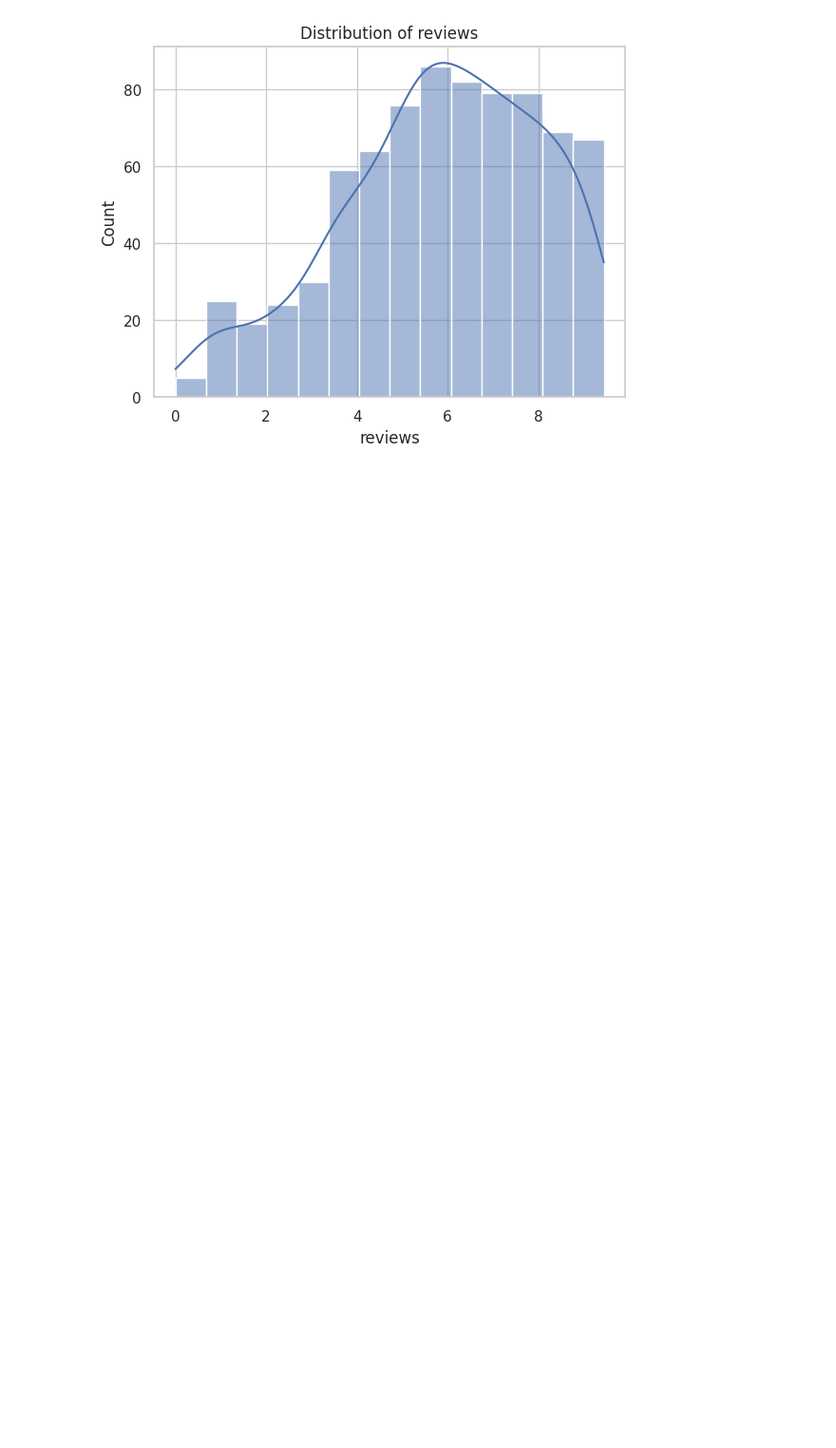
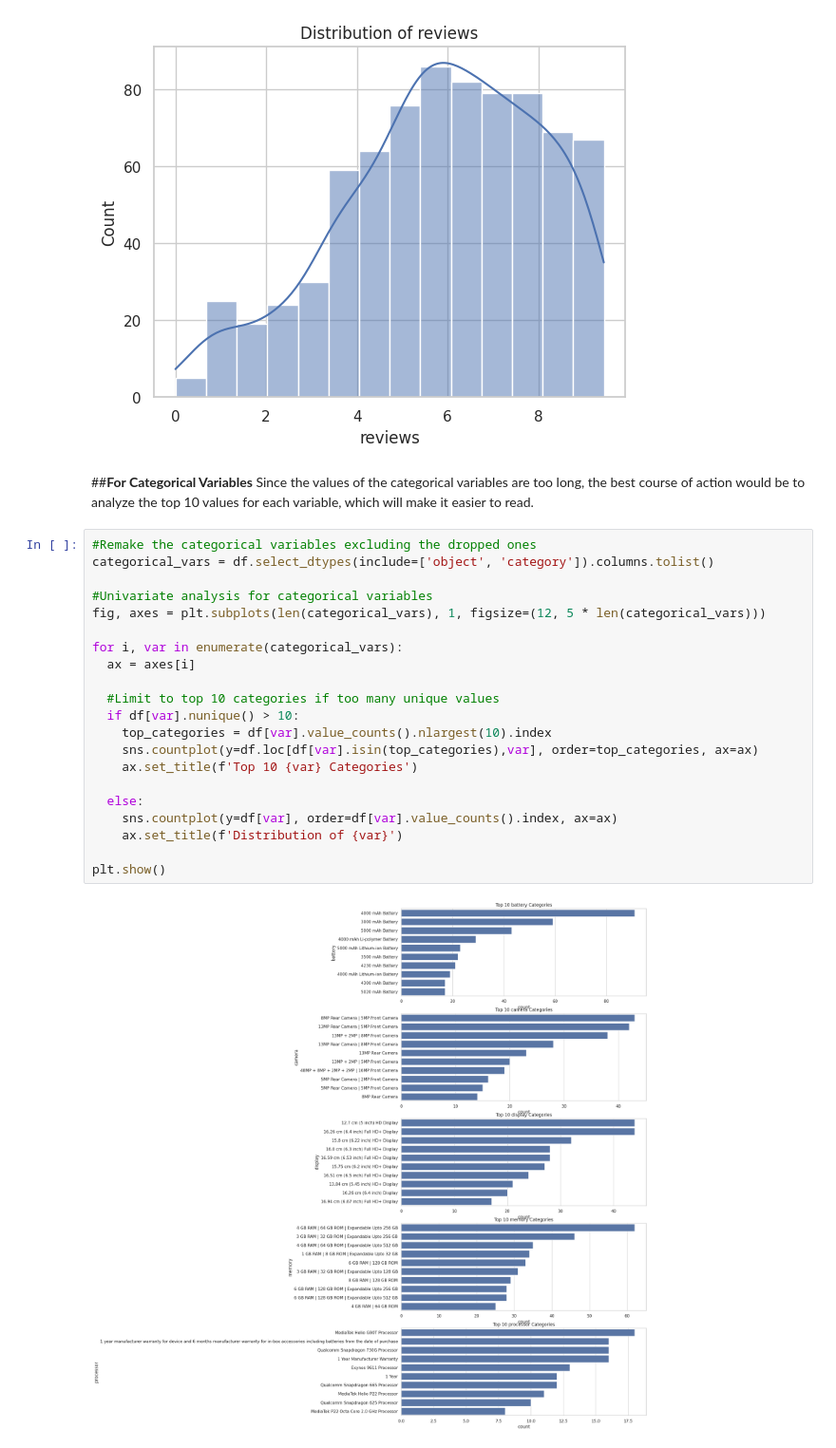
Before and after one commit to StacyChebet/Android-Devices, a Jupyter notebook: AndroidDevices_EDA_Practice.ipynb, the cells around one changed output. Shown at 95% size. Drawn from its saved outputs; the diff is of its cells as text; blank space fills up the shorter version.

Commit message:
Conducted univariate analysis for the categorical variables using countplot

```diff
--- a/AndroidDevices_EDA_Practice.ipynb
+++ b/AndroidDevices_EDA_Practice.ipynb
@@ -337,3 +337,29 @@ for var in ['price','reviews']:
 # %% [output]
 [figure]
 [figure]
+# %% [markdown]
+##**For Categorical Variables**
+Since the values of the categorical variables are too long, the best course of action would be to analyze the top 10 values for each variable, which will make it easier to read.
+# %%
+#Remake the categorical variables excluding the dropped ones
+categorical_vars = df.select_dtypes(include=['object', 'category']).columns.tolist()
+
+#Univariate analysis for categorical variables
+fig, axes = plt.subplots(len(categorical_vars), 1, figsize=(12, 5 * len(categorical_vars)))
+
+for i, var in enumerate(categorical_vars):
+  ax = axes[i]
+
+  #Limit to top 10 categories if too many unique values
+  if df[var].nunique() > 10:
+    top_categories = df[var].value_counts().nlargest(10).index
+    sns.countplot(y=df.loc[df[var].isin(top_categories),var], order=top_categories, ax=ax)
+    ax.set_title(f'Top 10 {var} Categories')
+
+  else:
+    sns.countplot(y=df[var], order=df[var].value_counts().index, ax=ax)
+    ax.set_title(f'Distribution of {var}')
+
+plt.show()
+# %% [output]
+[figure, added]
```
